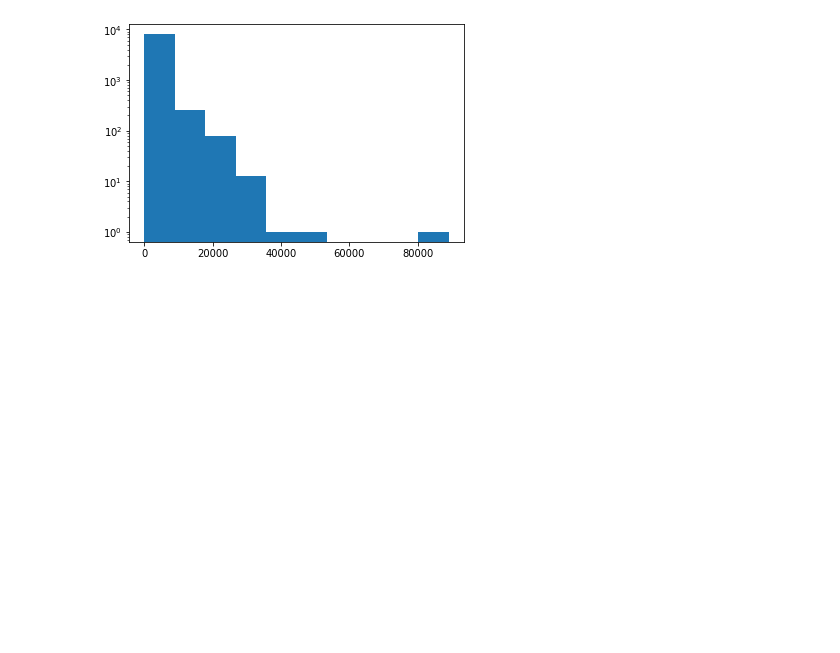
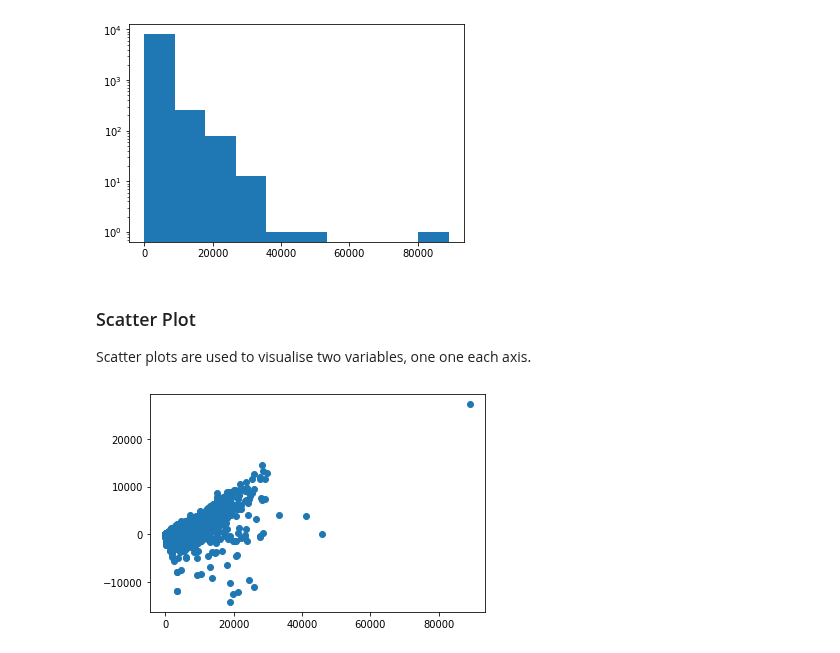
Before and after one commit to R-aryan/Machine_Learning_Crash_Course, a Jupyter notebook: Data Visualization/Matplotlib_Introduction.ipynb, the cells around one changed output. Drawn from its saved outputs; the diff is of its cells as text; code cells hidden in the pictures; blank space fills up the shorter version.

```diff
--- a/Data Visualization/Matplotlib_Introduction.ipynb
+++ b/Data Visualization/Matplotlib_Introduction.ipynb
@@ -241,3 +241,13 @@ plt.yscale('log')
 plt.show()
 # %% [output]
 [figure]
+# %% [markdown]
+### Scatter Plot
+
+Scatter plots are used to visualise two variables, one one each axis.
+# %%
+# Scatter plots with two variables: Profit and Sales
+plt.scatter(df['Sales'], df['Profit'])
+plt.show()
+# %% [output]
+[figure, added]
```
Also changed, not shown: parts of 2 cells of this notebook.
